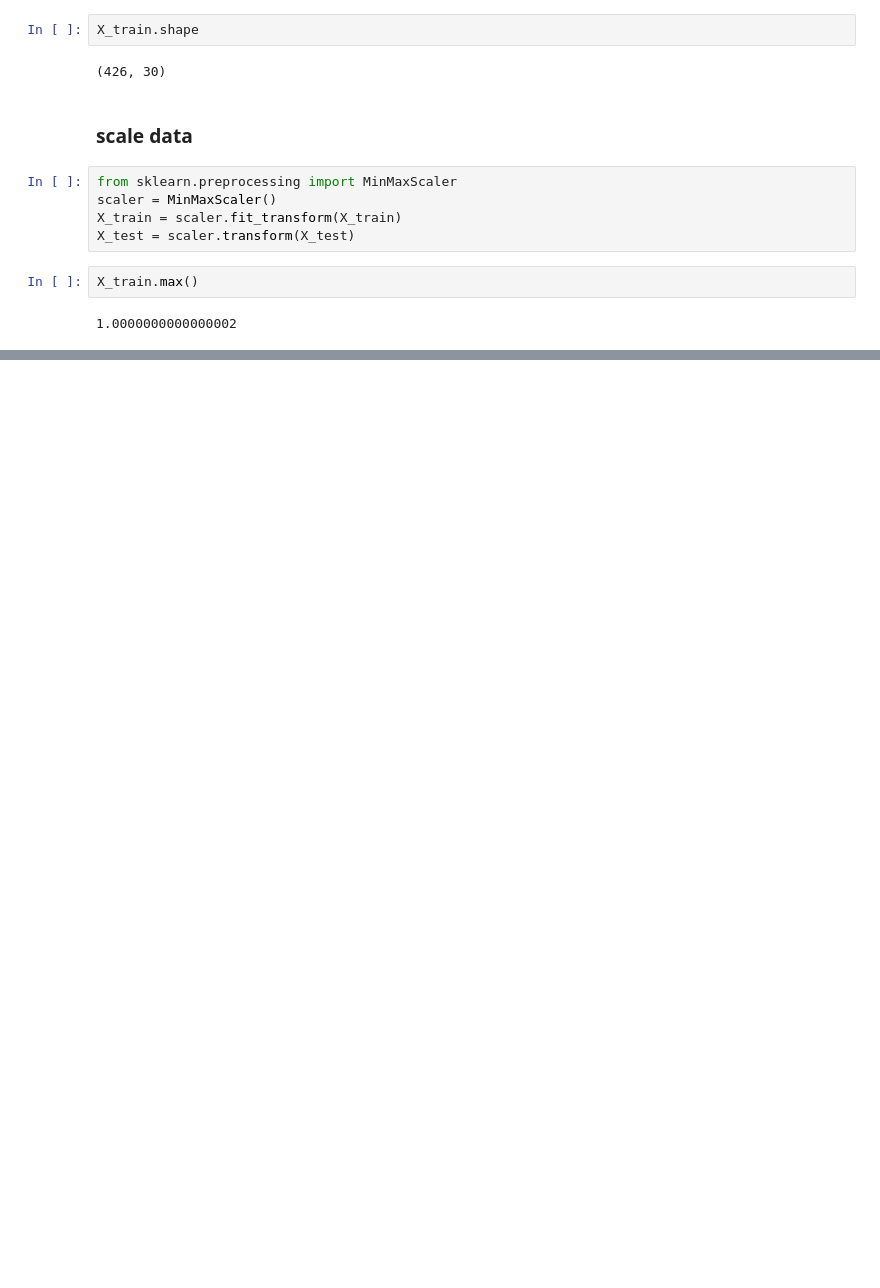
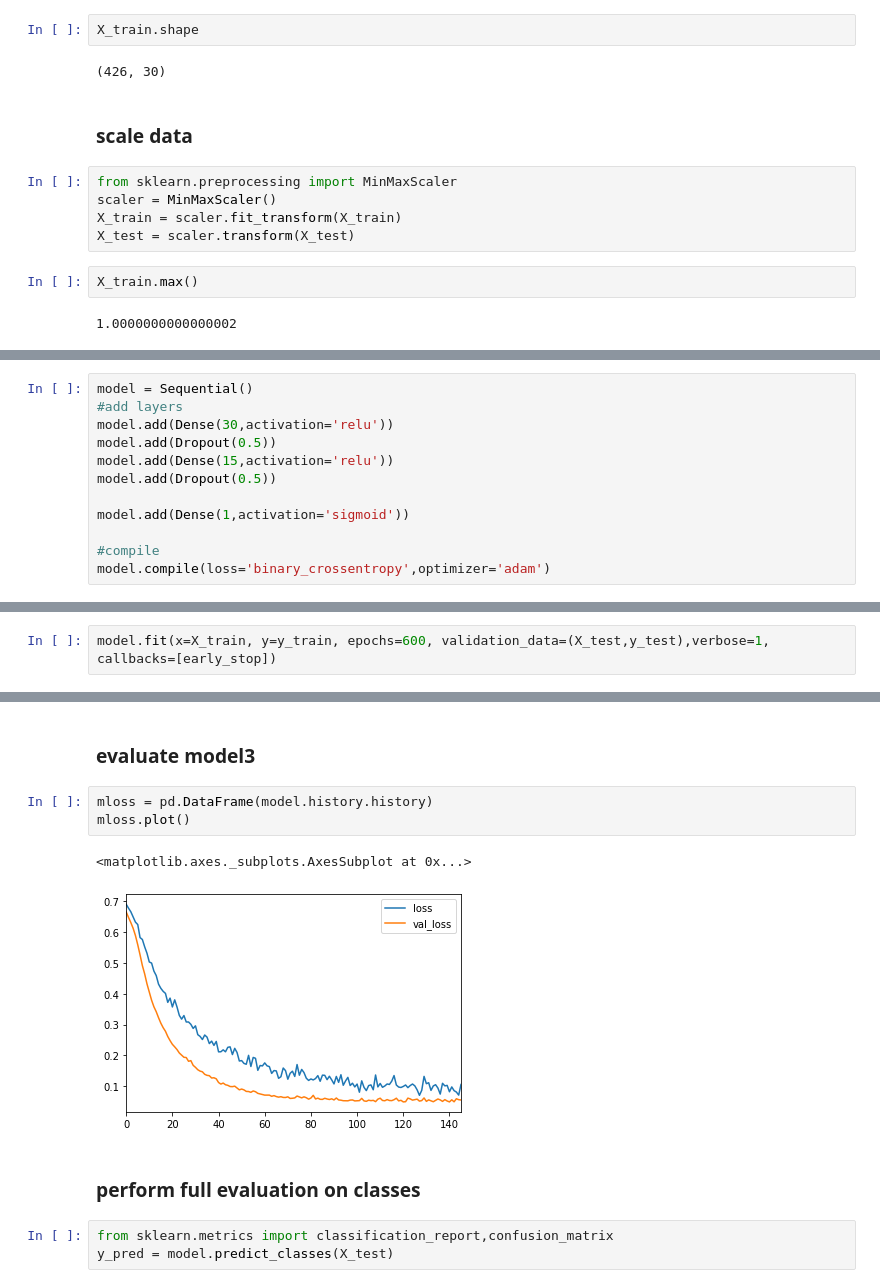
Before and after one commit to techcomm23/TF-Practice1, a Jupyter notebook: 03-ANNs/02-Keras-Classification.ipynb, the cells around one changed output, grey strips where cells are left out. Drawn from its saved outputs; the diff is of its cells as text; blank space fills up the shorter version.

```diff
--- a/03-ANNs/02-Keras-Classification.ipynb
+++ b/03-ANNs/02-Keras-Classification.ipynb
@@ -114,0 +214,12 @@ X_train.max()
+# %%
+model = Sequential()
+#add layers
+model.add(Dense(30,activation='relu'))
+model.add(Dropout(0.5))
+model.add(Dense(15,activation='relu'))
+model.add(Dropout(0.5))
+
+model.add(Dense(1,activation='sigmoid'))
+
+#compile
+model.compile(loss='binary_crossentropy',optimizer='adam')
@@ -114,0 +228,2 @@ X_train.max()
+# %%
+model.fit(x=X_train, y=y_train, epochs=600, validation_data=(X_test,y_test),verbose=1, callbacks=[early_stop])
@@ -114,0 +249,13 @@ X_train.max()
+# %% [markdown]
+### evaluate model3
+# %%
+mloss = pd.DataFrame(model.history.history)
+mloss.plot()
+# %% [output]
+<matplotlib.axes._subplots.AxesSubplot at 0x...>
+[figure, added]
+# %% [markdown]
+### perform full evaluation on classes
+# %%
+from sklearn.metrics import classification_report,confusion_matrix
+y_pred = model.predict_classes(X_test)
```
Also changed, not shown: parts of 21 cells of this notebook.
